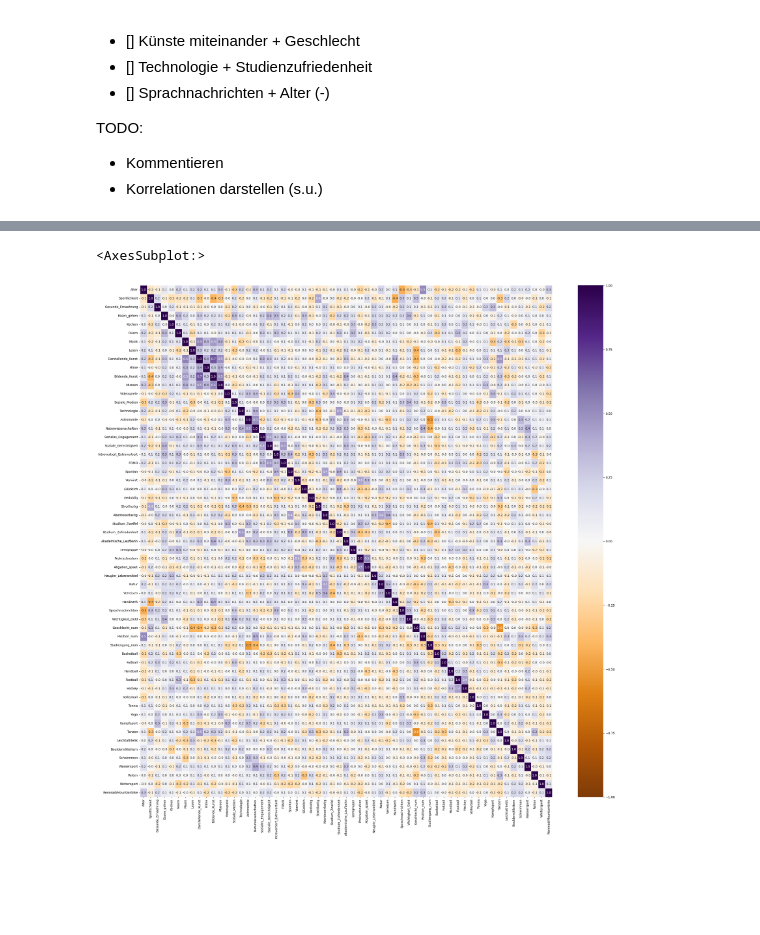
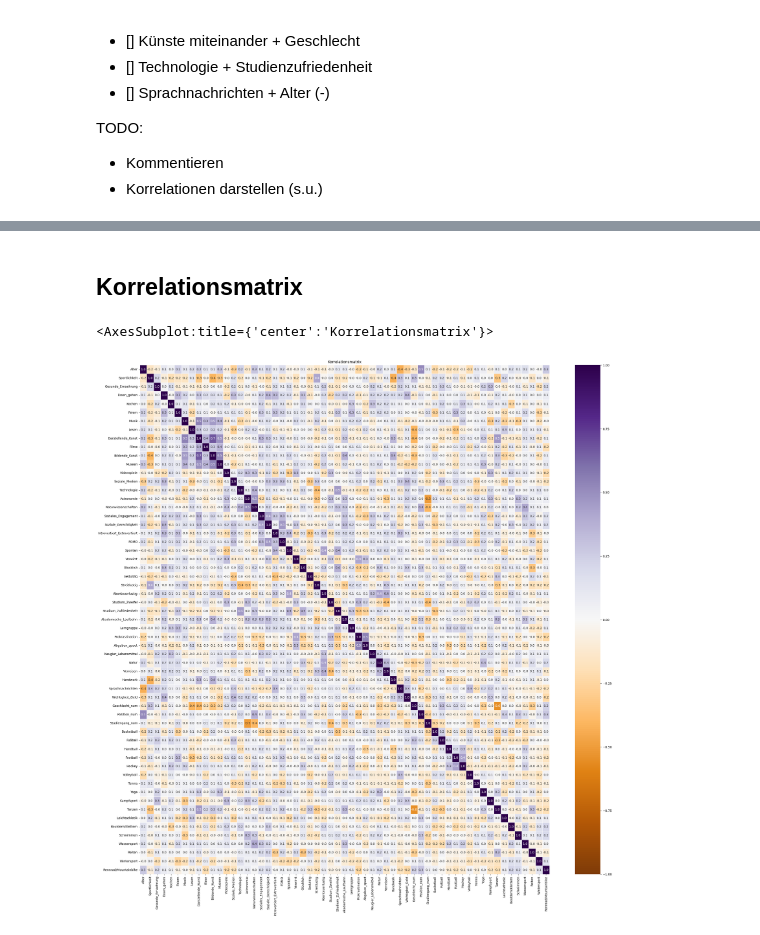
Before and after one commit to JulianCatnip/StudentMatcher, a Jupyter notebook: 02_Korrelationsanalyse.ipynb, the cells around one changed output, grey strips where cells are left out. Cells and saved outputs as stored; diff of their text form; code cells hidden in the pictures; blank space fills up the shorter version.

```diff
--- a/02_Korrelationsanalyse.ipynb
+++ b/02_Korrelationsanalyse.ipynb
@@ -40,7 +30,10 @@ data.head(5)
+# %% [markdown]
+## Korrelationsmatrix
 # %%
 fig, ax = plt.subplots(figsize=(30, 30))
-data_corr = data.corr()
-sb.heatmap(data.corr(), ax=ax, annot=True, vmin=-1, vmax=1, fmt=".1f", cmap="PuOr", linewidth=0.5)
+plt.title('Korrelationsmatrix')
+correlation_matrix = data.corr()
+sb.heatmap(correlation_matrix, ax=ax, annot=True, vmin=-1, vmax=1, fmt=".1f", cmap="PuOr", linewidth=0.5)
 # %% [output]
-<AxesSubplot:>
+<AxesSubplot:title={'center':'Korrelationsmatrix'}>
-[figure, old version]
+[figure, new version]
```
Also changed, not shown: parts of 33 cells of this notebook, 1 other file.
